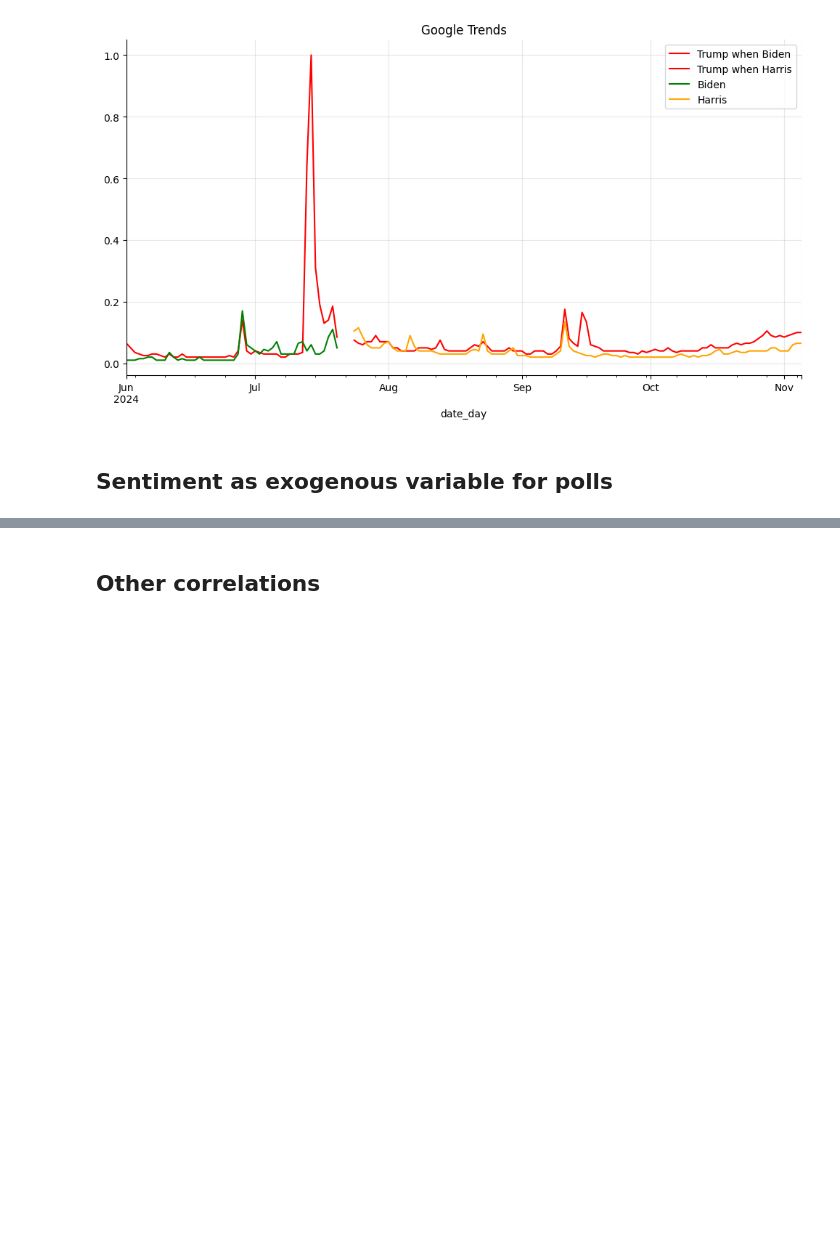
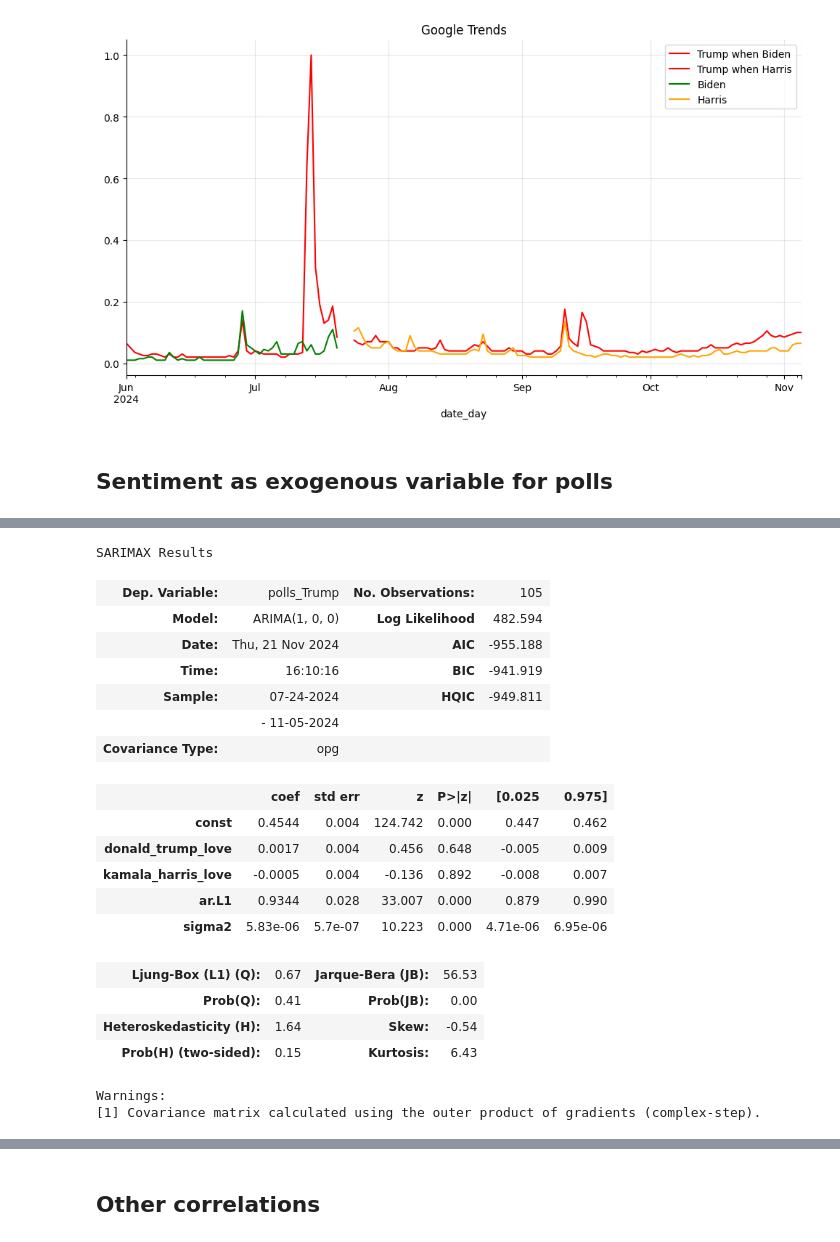
Before and after one commit to bnvulpe/votecore, a Jupyter notebook: scripts/data_mining.ipynb, the cells around one changed output, grey strips where cells are left out. Cells and saved outputs as stored; diff of their text form; code cells hidden in the pictures; blank space fills up the shorter version.

```diff
--- a/scripts/data_mining.ipynb
+++ b/scripts/data_mining.ipynb
@@ -1278,0 +1441,24 @@ Warnings:
+# %%
+arima_trump_when_harris_trump_harris_love = ARIMA(polls_trump_when_harris, exog=pd.concat([donald_trump_love_when_harris, kamala_harris_love], axis=1), order=(1,0,0)).fit()
+arima_trump_when_harris_trump_harris_love.summary()
+# %% [output]
+SARIMAX Results
+| Dep. Variable: | polls_Trump | No. Observations: | 105 |
+| Model: | ARIMA(1, 0, 0) | Log Likelihood | 482.594 |
+| Date: | Thu, 21 Nov 2024 | AIC | -955.188 |
+| Time: | 16:10:16 | BIC | -941.919 |
+| Sample: | 07-24-2024 | HQIC | -949.811 |
+|  | - 11-05-2024 |  |  |
+| Covariance Type: | opg |  |  |
+|  | coef | std err | z | P>|z| | [0.025 | 0.975] |
+| const | 0.4544 | 0.004 | 124.742 | 0.000 | 0.447 | 0.462 |
+| donald_trump_love | 0.0017 | 0.004 | 0.456 | 0.648 | -0.005 | 0.009 |
+| kamala_harris_love | -0.0005 | 0.004 | -0.136 | 0.892 | -0.008 | 0.007 |
+| ar.L1 | 0.9344 | 0.028 | 33.007 | 0.000 | 0.879 | 0.990 |
+| sigma2 | 5.83e-06 | 5.7e-07 | 10.223 | 0.000 | 4.71e-06 | 6.95e-06 |
+| Ljung-Box (L1) (Q): | 0.67 | Jarque-Bera (JB): | 56.53 |
+| Prob(Q): | 0.41 | Prob(JB): | 0.00 |
+| Heteroskedasticity (H): | 1.64 | Skew: | -0.54 |
+| Prob(H) (two-sided): | 0.15 | Kurtosis: | 6.43 |
+Warnings:
+[1] Covariance matrix calculated using the outer product of gradients (complex-step).
```
Also changed, not shown: parts of 33 cells of this notebook.
